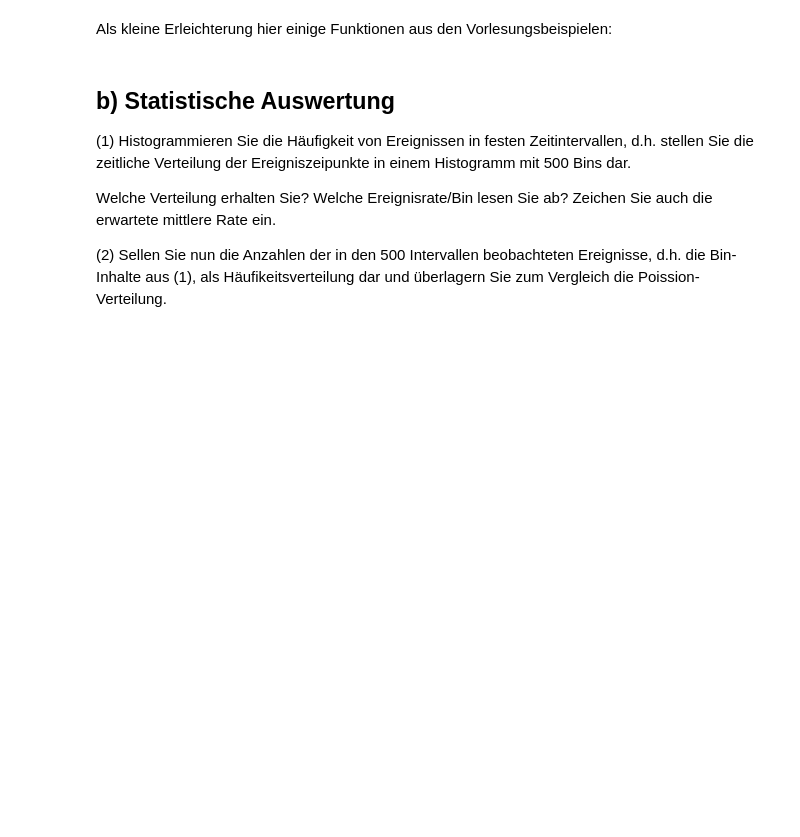
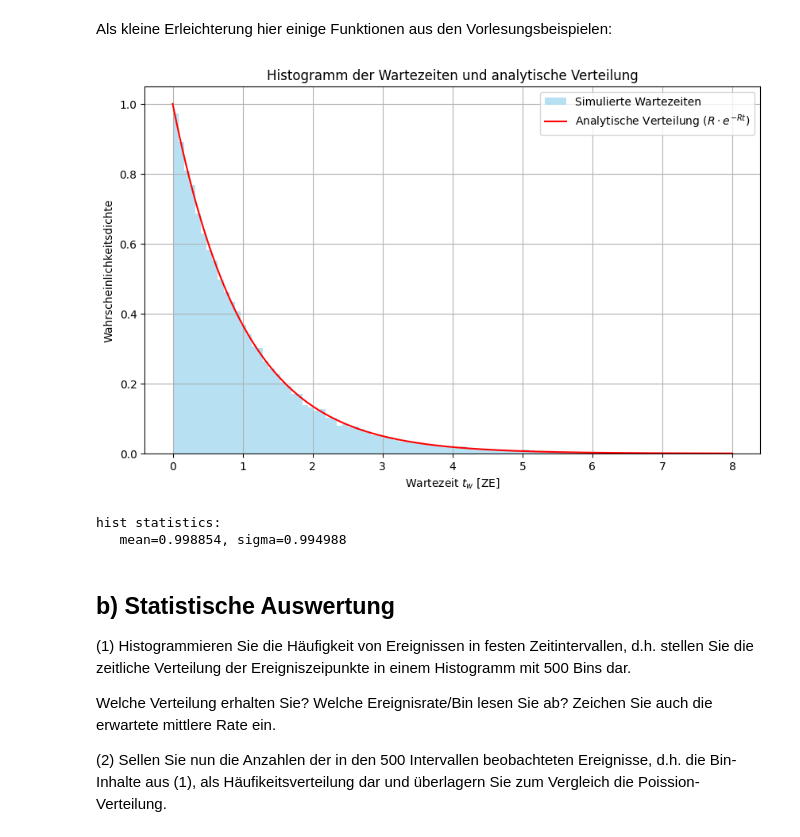
Before and after one commit to AlFa-Tier/Uni_codes, a Jupyter notebook: Stat. Datenauswertung/AufgabenBlätter/Blatt03/Blatt03.ipynb, the cells around one changed output. Drawn from its saved outputs; the diff is of its cells as text; code cells hidden in the pictures; blank space fills up the shorter version.

```diff
--- a/Stat. Datenauswertung/AufgabenBlätter/Blatt03/Blatt03.ipynb
+++ b/Stat. Datenauswertung/AufgabenBlätter/Blatt03/Blatt03.ipynb
@@ -122,3 +108,40 @@ dT = 1.0  # mean time between signal events
+# %%
+# --> Code zur Erzeugung der Zeitpunkte
+
+Nevents = 50000
+data = np.zeros(Nevents)
+dT = 1.0  # mean time between signal events
+R = 1.0 # Ereignisrate
+
+# generate event times (signal)
+del_times = np.random.exponential(scale=dT, size=Nevents)
+data = np.cumsum(del_times)
+
+# plot time between events
+plt.figure(figsize=(10, 6))
+
+bins = np.linspace(0, 8, 100)
+hist, bin_edges, _ = plt.hist(del_times, bins=bins, density=True, alpha=0.6, label="Simulierte Wartezeiten", color='skyblue')
+
+# analitical distribution
+t_vals = np.linspace(0, 8, 500)
+analytical = R * np.exp(-R * t_vals)
+plt.plot(t_vals, analytical, 'r-', label="Analytische Verteilung ($R \\cdot e^{-R t}$)")
+
+# Formatierung
+plt.title("Histogramm der Wartezeiten und analytische Verteilung")
+plt.xlabel("Wartezeit $t_w$ [ZE]")
+plt.ylabel("Wahrscheinlichkeitsdichte")
+plt.legend()
+plt.grid()
+plt.show()
+
+# Histogrammstatistik
+mean, sigma = histstat(hist, bin_edges)
+# %% [output]
+[figure, added]
+hist statistics:
+   mean=0.998854, sigma=0.994988
 # %% [markdown]
 ## b) Statistische Auswertung
 
```
Also changed, not shown: parts of 7 cells of this notebook.
